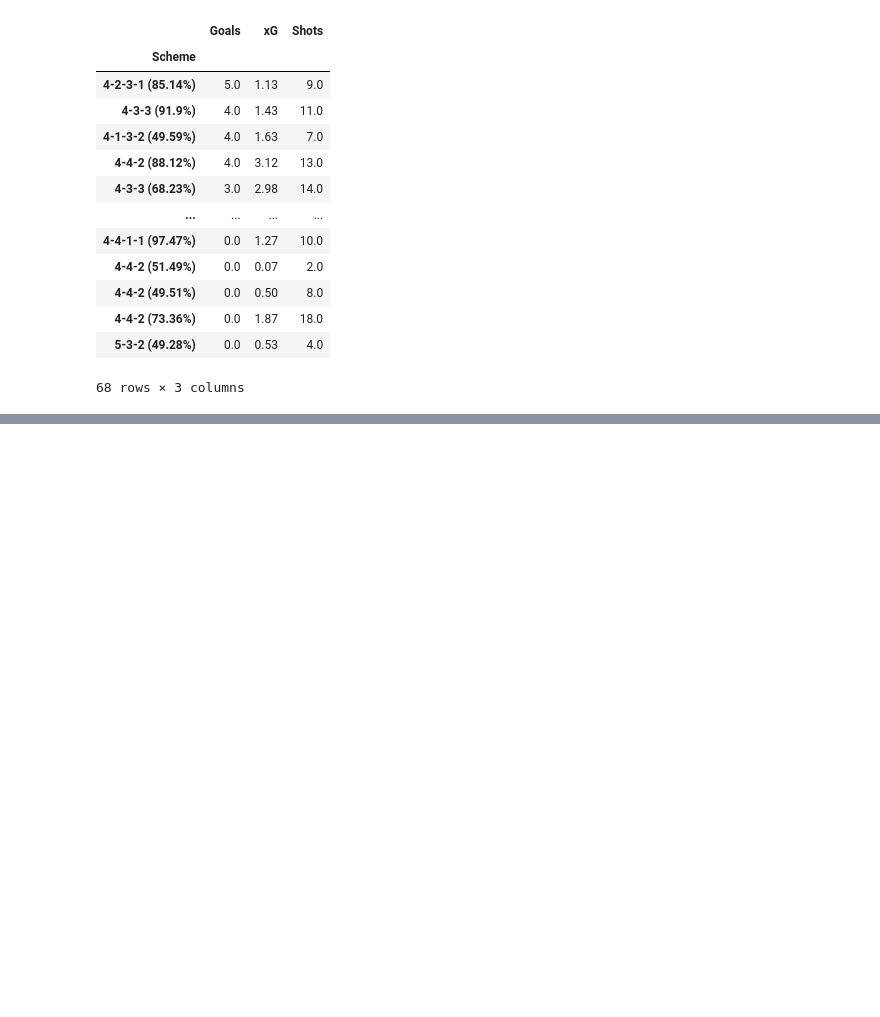
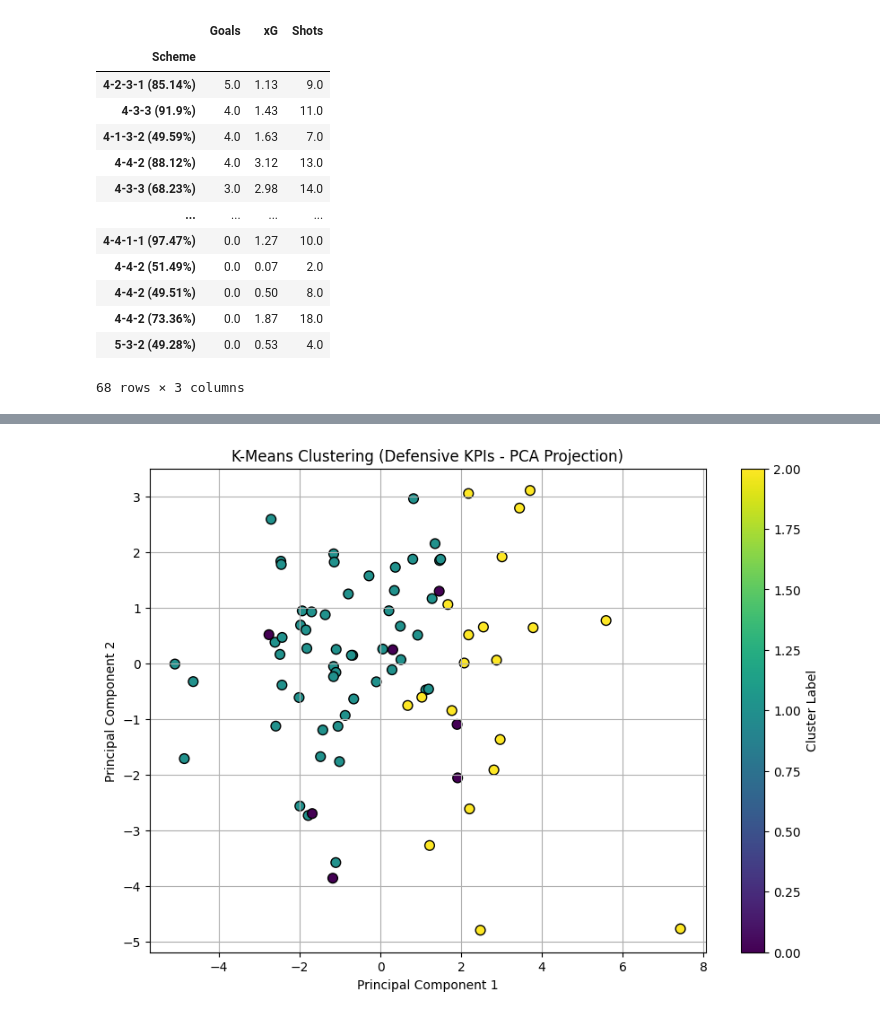
Before and after one commit to jellis1111/Crown-Legacy-Analysis, a Jupyter notebook: Crown Legacy Stats_EDA.ipynb, the cells around one changed output, grey strips where cells are left out. Drawn from its saved outputs; the diff is of its cells as text; code cells hidden in the pictures; blank space fills up the shorter version.

```diff
--- a/Crown Legacy Stats_EDA.ipynb
+++ b/Crown Legacy Stats_EDA.ipynb
@@ -153,0 +181,45 @@ df.groupby('Scheme')[['Goals', 'xG', 'Shots']].mean().sort_values(by='Goals', as
+# %%
+from sklearn.cluster import KMeans
+import pandas as pd
+import matplotlib.pyplot as plt
+from sklearn.preprocessing import StandardScaler
+
+X = crown_def[defensive_kpis].copy()
+X = X.dropna()  # drop missing values for modeling
+
+scaler = StandardScaler()
+X_scaled = scaler.fit_transform(X)
+
+kmeans = KMeans(n_clusters=3, random_state=42)
+crown_def['Cluster'] = kmeans.fit_predict(X_scaled)
+# %%
+from sklearn.decomposition import PCA
+import matplotlib.pyplot as plt
+
+# Step 1: Add cluster labels to your DataFrame
+X_df = pd.DataFrame(X_scaled, columns=defensive_kpis)  # X_scaled is your standardized data
+X_df['Cluster'] = kmeans.labels_
+
+# Step 2: Reduce to 2D using PCA
+pca = PCA(n_components=2)
+principal_components = pca.fit_transform(X_scaled)
+
+# Step 3: Create a plot
+plt.figure(figsize=(10, 7))
+scatter = plt.scatter(
+    principal_components[:, 0],  # PC1
+    principal_components[:, 1],  # PC2
+    c=X_df['Cluster'],
+    cmap='viridis',
+    edgecolor='k',
+    s=60
+)
+
+plt.xlabel('Principal Component 1')
+plt.ylabel('Principal Component 2')
+plt.title('K-Means Clustering (Defensive KPIs - PCA Projection)')
+plt.colorbar(scatter, label='Cluster Label')
+plt.grid(True)
+plt.show()
+# %% [output]
+[figure, added]
```
Also changed, not shown: parts of 27 cells of this notebook.
